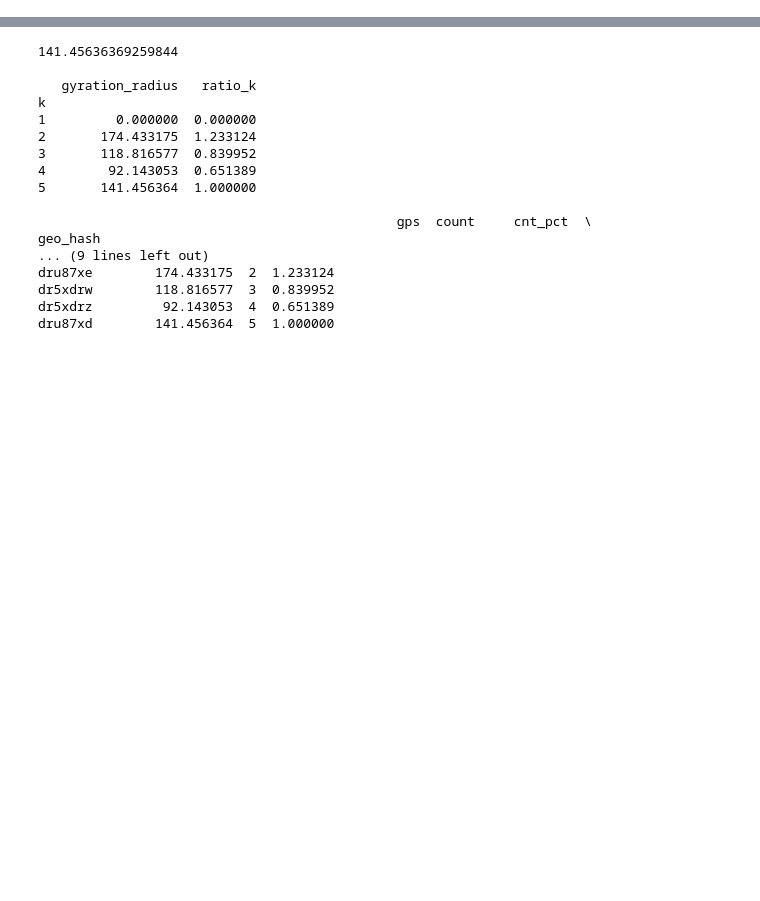
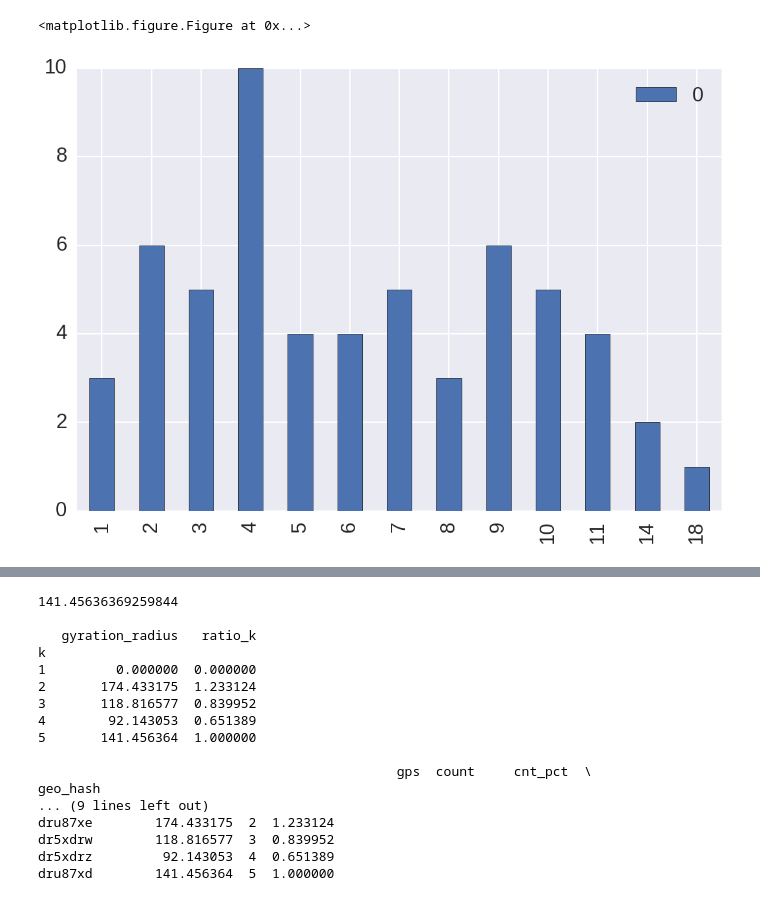
Before and after one commit to xz278/motif-python, a Jupyter notebook: eureka.ipynb, the cells around one changed output, grey strips where cells are left out. Drawn from its saved outputs; the diff is of its cells as text; code cells hidden in the pictures; blank space fills up the shorter version.

Commit message:
compute gyration

```diff
--- a/eureka.ipynb
+++ b/eureka.ipynb
@@ -87,2 +91,49 @@ def compute_gyration_radius(significant_places_geo_hash, location_history_geohas
 
     return(r_total,significant_places.ix[:,['gyration_radius','k','ratio_k']].set_index('k'),significant_places)
+# %%
+def generate_recurrent_ratio(path,uids):
+    uids = pd.read_csv(path+uids,usecols = ['uid'])
+    uids = uids.uid.tolist()
+    max_l = 0
+    k_gyration = []
+    k_gyration_pct = []
+    uids2 = uids
+    for uid in uids:
+        curr_uid = path + uid
+        eureka = pd.read_csv(curr_uid, usecols=['time', 'longitude', 'latitude','geo_hash'])
+#         eureka = anvil.api.convert_time_zone(df = eureka,
+#                                              column_name = 'time',
+#                                              should_localize = 'America/New_York',
+#                                              sort_index = True,
+#                                              to_timezone = 'America/New_York')
+        eureka = anvil.api.convert_time_zone(df = eureka,column_name = 'time')
+        eureka_hash = pd.Series(filter_out_rare_points(eureka.geo_hash))
+        l = eureka_hash.dropna().unique().tolist()
+        if len(l)==0:
+            uids2.remove(uid)
+            continue
+        r_total, r_k, df = compute_gyration_radius(l,eureka.geo_hash.tolist())
+        k_gyration.append(r_k.gyration_radius)
+        k_gyration_pct.append(r_k.ratio_k)
+        curr_l = len(r_k.ratio_k)
+        if curr_l > max_l:
+            max_l = curr_l
+    ret_v = pd.DataFrame(k_gyration,index = uids2,columns = list(range(1,max_l+1)))
+    ret_pct = pd.DataFrame(k_gyration_pct,index = uids2,columns = list(range(1,max_l+1)))
+    return ret_v, ret_pct
+# %%
+v,r = generate_recurrent_ratio('./precision-7/','uids.csv')
+# %%
+m = v.as_matrix()
+n = []
+for i in m:
+    t = [x for x in i if ~np.isnan(x)]
+    n.append(len(t))
+plt.clf()
+counter = Counter(n)
+df = pd.DataFrame.from_dict(counter, orient = 'index')
+df.plot(kind = 'bar')
+plt.show()
+# %% [output]
+<matplotlib.figure.Figure at 0x...>
+[figure, added]
```
Also changed, not shown: parts of 17 cells of this notebook.
